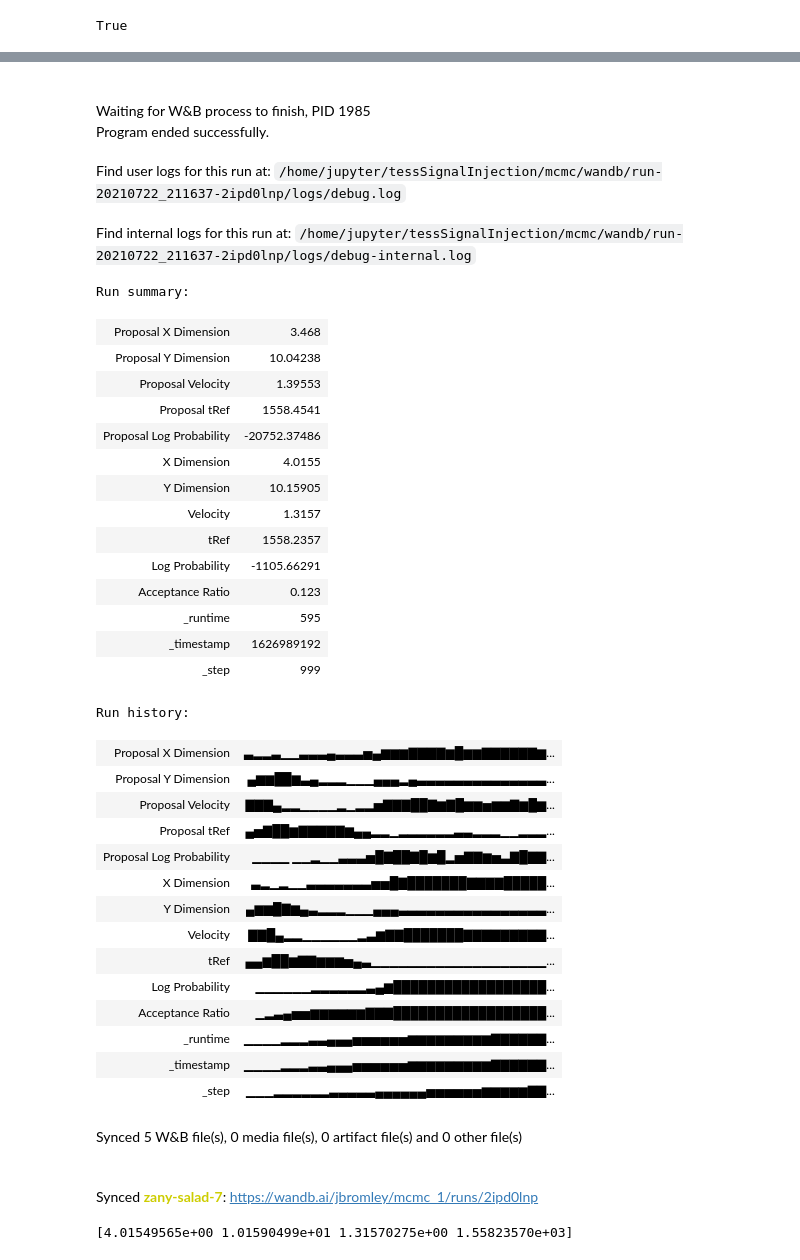
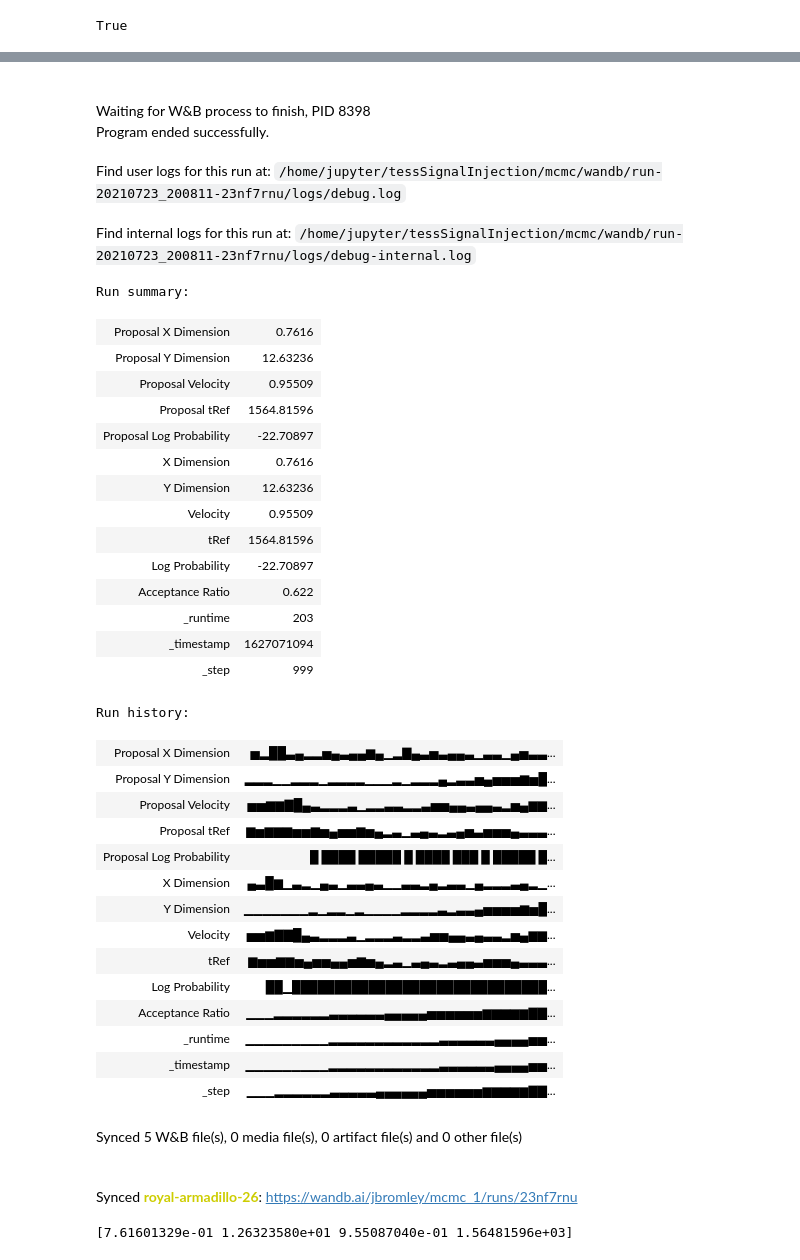
Before and after one commit to joshua-bromley/tessSignalInjection, a Jupyter notebook: mcmc/simpleSampler.ipynb, the cells around one changed output, grey strips where cells are left out. Saved outputs shown, nothing was run; the diff lists cells and outputs as text; code cells hidden in the pictures.

Commit message:
Changed log probability to increase acceptance

```diff
--- a/mcmc/simpleSampler.ipynb
+++ b/mcmc/simpleSampler.ipynb
@@ -128,7 +128,7 @@ def logProbability(theta, times, flux, fluxErr):
     if not np.isfinite(lp):
         return -np.inf
     ll = logLikelihood(theta, times, flux, fluxErr)
-    return lp + ll
+    return (lp + ll)/100
 # %%
 times, flux, fluxErr = getData("tesslc_13203100000000")
 tRef = np.median(times)
@@ -224,9 +224,9 @@ def tRefMcmc(theta0, cov, steps, times, flux, fluxErr):
         acceptanceRatio[step] = float(accepted)/steps
     return (positions, lnProbPos, acceptanceRatio)
 # %%
-times, flux, fluxErr = getData("tesslc_1420332000000")
+times, flux, fluxErr = getData("tesslc_364539361")
 cov = [0,0.5,0.5,0,0.1,np.std(times)/50]
-theta0 = [12,4.5,12,0,2,1559]
+theta0 = [12,0.1,0.1,0,2,1564.3]
 wandb.init(project = "mcmc_1", config={"Sides":theta0[0],"X Dimension":cov[1],"Y Dimension":cov[2],"Velocity":cov[4],"tRef":cov[5]})
 positions, lnProbPos, acceptanceRatio = mhMcmc(theta0, cov,1000, times, flux, fluxErr)
 wandb.finish()
@@ -240,40 +240,40 @@ Run data is saved locally in /home/jupyter/tessSignalInjection/mcmc/wandb/run-20
-Waiting for W&B process to finish, PID 1985
+Waiting for W&B process to finish, PID 8398
 Program ended successfully.
-Find user logs for this run at: /home/jupyter/tessSignalInjection/mcmc/wandb/run-20210722_211637-2ipd0lnp/logs/debug.log
+Find user logs for this run at: /home/jupyter/tessSignalInjection/mcmc/wandb/run-20210723_200811-23nf7rnu/logs/debug.log
-Find internal logs for this run at: /home/jupyter/tessSignalInjection/mcmc/wandb/run-20210722_211637-2ipd0lnp/logs/debug-internal.log
+Find internal logs for this run at: /home/jupyter/tessSignalInjection/mcmc/wandb/run-20210723_200811-23nf7rnu/logs/debug-internal.log
 Run summary:
-| Proposal X Dimension | 3.468 |
-| Proposal Y Dimension | 10.04238 |
-| Proposal Velocity | 1.39553 |
-| Proposal tRef | 1558.4541 |
-| Proposal Log Probability | -20752.37486 |
-| X Dimension | 4.0155 |
-| Y Dimension | 10.15905 |
-| Velocity | 1.3157 |
-| tRef | 1558.2357 |
-| Log Probability | -1105.66291 |
-| Acceptance Ratio | 0.123 |
-| _runtime | 595 |
-| _timestamp | 1626989192 |
+| Proposal X Dimension | 0.7616 |
+| Proposal Y Dimension | 12.63236 |
+| Proposal Velocity | 0.95509 |
+| Proposal tRef | 1564.81596 |
+| Proposal Log Probability | -22.70897 |
+| X Dimension | 0.7616 |
+| Y Dimension | 12.63236 |
+| Velocity | 0.95509 |
+| tRef | 1564.81596 |
+| Log Probability | -22.70897 |
+| Acceptance Ratio | 0.622 |
+| _runtime | 203 |
+| _timestamp | 1627071094 |
 | _step | 999 |
 Run history:
-| Proposal X Dimension | ▃▂▂▃▁▁▃▃▃▄▃▃▃▅▄▆▆▆▇▇▇▇▆█▆▆▇▇▇▇▇▇▆... |
-| Proposal Y Dimension | ▄▆▆██▆▃▄▂▂▂▁▁▁▄▄▄▂▄▃▃▃▃▃▃▃▃▃▃▃▃▃▃... |
-| Proposal Velocity | ▇▇▇▄▂▂▁▁▁▁▂▁▂▂▅▇▇▇██▇▆▇█▆▆▅▆▆▇▆█▆... |
-| Proposal tRef | ▄▅▇██▆▇▇▇▇▇▆▄▄▂▂▁▂▂▂▂▂▂▃▃▂▂▂▁▁▂▂▂... |
-| Proposal Log Probability | ▁▁▁▁ ▁▁▂▁▁▃▃▃▅█▇██▇█▆█▂▅▇▇▆▅▃▇█▇▇... |
-| X Dimension | ▃▂▁▂▁▁▃▃▃▃▃▃▃▅▅█▇███████▇▇▇▇█████... |
-| Y Dimension | ▄▆▆█▇▆▄▃▂▂▂▁▁▁▄▄▄▃▃▃▃▃▃▃▃▃▃▃▃▃▃▃▃... |
-| Velocity | ▇▇█▄▂▂▁▁▁▁▁▁▂▃▆▇▇███████▇▇▇▇▇▇▇▇▇... |
-| tRef | ▄▄▆██▆▇▇▆▆▆▅▄▃▁▁▁▁▁▁▁▁▁▁▁▁▁▁▁▁▁▁▁... |
-| Log Probability | ▁▁▁▁▁▁▂▂▂▂▂▂▃▄▆██████████████████... |
-| Acceptance Ratio | ▁▂▃▄▅▅▆▆▆▆▆▆▇▇▇██████████████████... |
-| _runtime | ▁▁▁▁▂▂▂▃▃▄▄▄▅▅▅▅▅▅▆▆▆▆▆▆▆▆▆▇▇▇▇▇▇... |
-| _timestamp | ▁▁▁▁▂▂▂▃▃▄▄▄▅▅▅▅▅▅▆▆▆▆▆▆▆▆▆▇▇▇▇▇▇... |
+| Proposal X Dimension | ▅▂██▃▄▂▂▅▄▃▄▄▆▄▁▂▇▄▃▅▃▄▄▃▁▃▃▁▄▅▃▃... |
+| Proposal Y Dimension | ▂▂▂▁▁▂▂▂▁▂▂▂▂▁▁▁▂▁▂▂▂▄▂▃▃▅▄▅▅▅▆▅█... |
+| Proposal Velocity | ▅▅▆▆▇█▄▃▂▂▂▃▁▂▂▃▃▂▂▃▅▅▄▄▃▄▄▃▂▅▄▆▆... |
+| Proposal tRef | ▆▅▆▆▆▅▅▆▅▄▅▅▆▅▄▂▃▁▃▄▃▂▃▄▅▃▅▅▅▄▃▃▃... |
+| Proposal Log Probability | █ ████ █████ █ ████ ███ █ █████ █... |
+| X Dimension | ▄▃█▆▁▃▂▁▄▃▁▃▃▄▃▁▁▃▃▂▄▂▃▃▁▄▂▂▂▃▄▂▁... |
+| Y Dimension | ▁▁▁▁▁▁▁▂▁▂▂▁▂▁▁▁▁▂▂▂▂▃▂▃▃▄▅▅▅▅▆▅█... |
+| Velocity | ▅▅▆▇▇█▄▃▂▂▂▃▁▂▂▂▃▂▂▃▅▅▄▄▃▄▃▃▂▅▄▆▆... |
+| tRef | ▆▅▅▆▆▅▄▅▅▄▄▅▆▅▄▂▃▁▃▄▃▂▃▄▄▃▅▅▅▄▃▃▃... |
+| Log Probability | ██▁██████████████████████████████... |
+| Acceptance Ratio | ▁▁▁▂▂▂▂▂▂▃▃▃▃▃▃▄▄▄▄▄▅▅▅▅▅▅▆▆▆▆▆▇▇... |
+| _runtime | ▁▁▁▁▁▁▁▁▁▂▂▂▂▂▂▂▂▂▂▂▂▃▃▃▃▃▃▄▄▄▄▅▅... |
+| _timestamp | ▁▁▁▁▁▁▁▁▁▂▂▂▂▂▂▂▂▂▂▂▂▃▃▃▃▃▃▄▄▄▄▅▅... |
 | _step | ▁▁▁▂▂▂▂▂▂▃▃▃▃▃▄▄▄▄▄▄▅▅▅▅▅▅▆▆▆▆▆▇▇... |
 Synced 5 W&B file(s), 0 media file(s), 0 artifact file(s) and 0 other file(s)
-Synced zany-salad-7: https://wandb.ai/jbromley/mcmc_1/runs/2ipd0lnp
+Synced royal-armadillo-26: https://wandb.ai/jbromley/mcmc_1/runs/23nf7rnu
-[4.01549565e+00 1.01590499e+01 1.31570275e+00 1.55823570e+03]
+[7.61601329e-01 1.26323580e+01 9.55087040e-01 1.56481596e+03]
 # %%
 #wandb.finish()
 # %%
```
Also changed, not shown: parts of 6 cells of this notebook.
